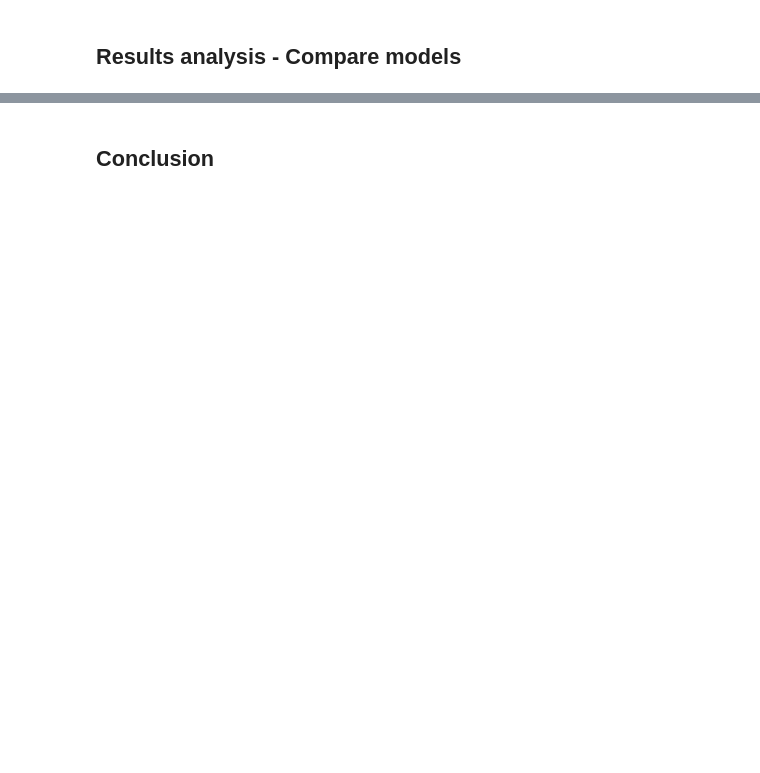
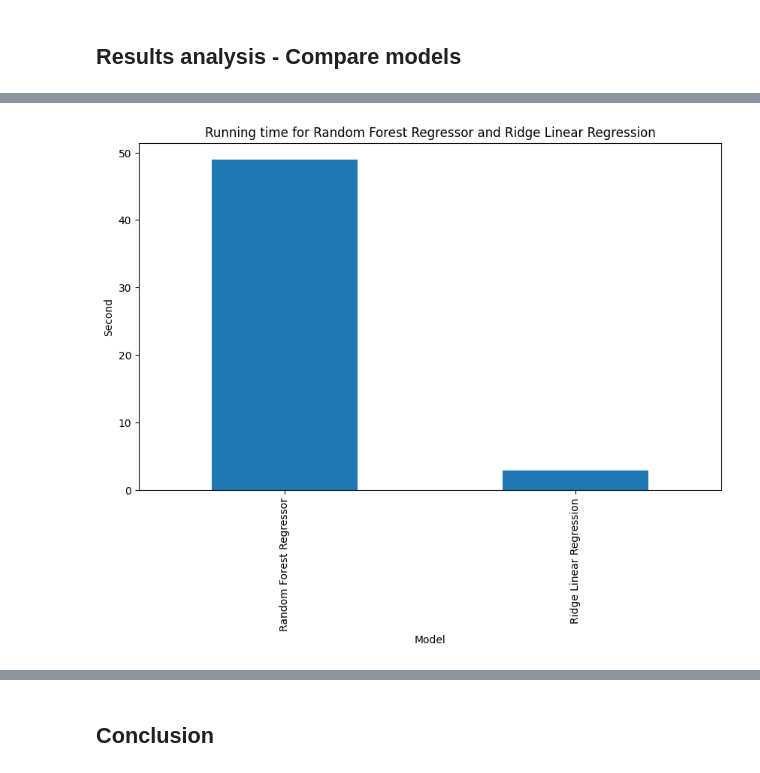
Before and after one commit to hwangdeokThien/CSC14119_IntroDS_final_project, a Jupyter notebook: src/notebooks/4.1-data-modelling.ipynb, the cells around one changed output, grey strips where cells are left out. Cells and saved outputs as stored; diff of their text form; code cells hidden in the pictures; blank space fills up the shorter version.

```diff
--- a/src/notebooks/4.1-data-modelling.ipynb
+++ b/src/notebooks/4.1-data-modelling.ipynb
@@ -187,0 +344,10 @@ plt.show()
+# %%
+result_df.iloc[-1].plot(kind='bar', figsize=(10, 6))
+plt.title('Running time for Random Forest Regressor and Ridge Linear Regression')
+plt.ylabel('Second')
+plt.xlabel('Model')
+
+
+plt.show()
+# %% [output]
+[figure, added]
```
Also changed, not shown: parts of 23 cells of this notebook.
